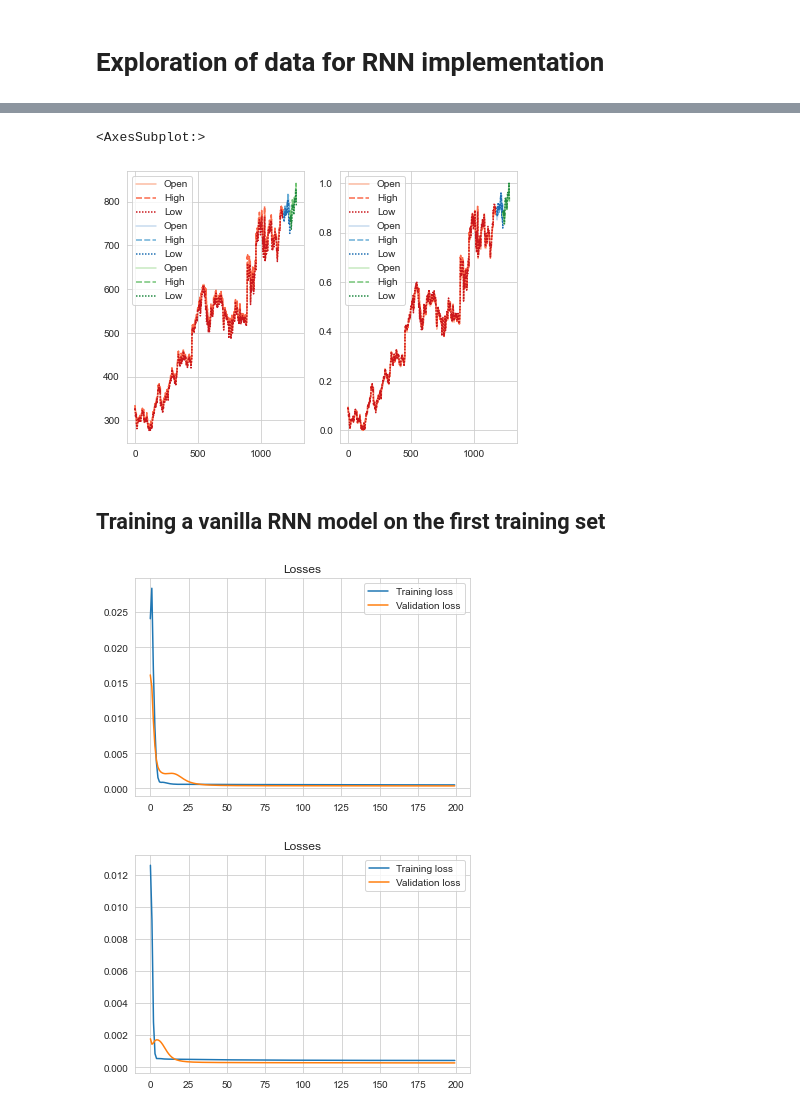
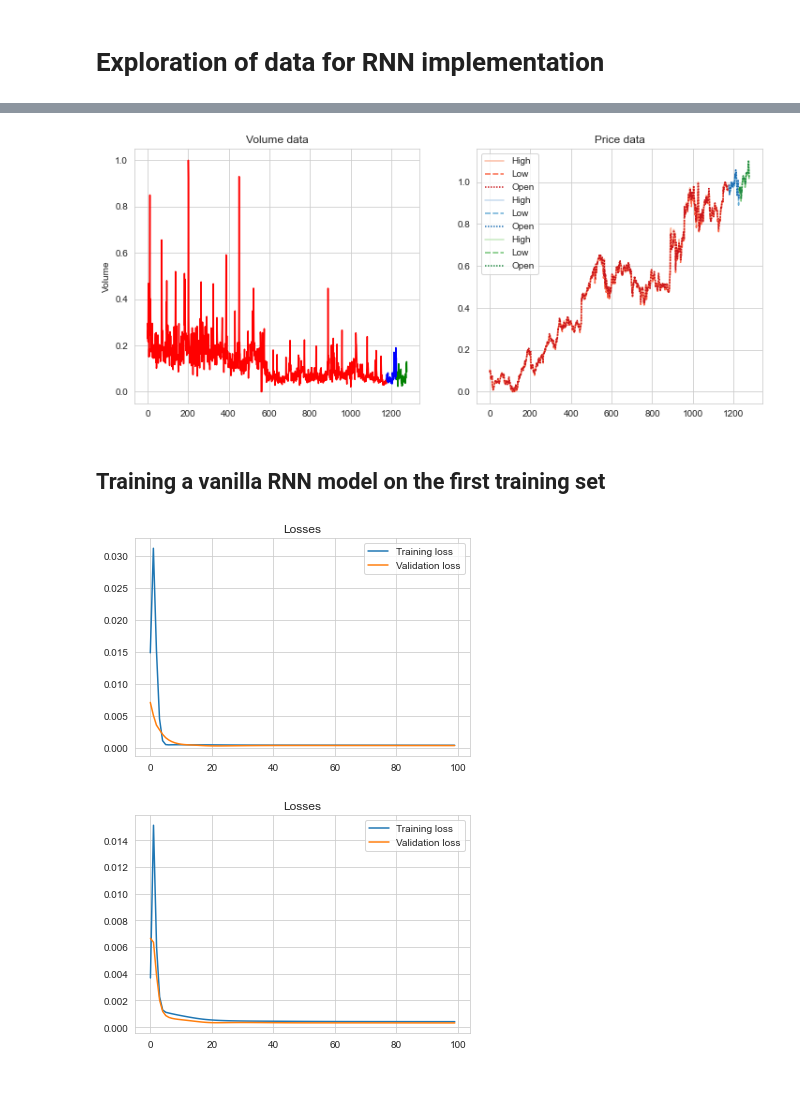
Before and after one commit to Pliploop/Stock_Prediction_RNN, a Jupyter notebook: Exploration.ipynb, the cells around one changed output, grey strips where cells are left out. Cells and saved outputs as stored; diff of their text form; code cells hidden in the pictures; blank space fills up the shorter version.

Commit message:
added volume as feature

```diff
--- a/Exploration.ipynb
+++ b/Exploration.ipynb
@@ -11,8 +11,9 @@ from src.Training_utils import TrainingHelper
 import torch.nn as nn
 import numpy as np
 # %%
-total_set = pd.concat([pd.read_csv('Google_Stock_Price_Train.csv',sep=',')[['Open','High','Low']],pd.read_csv('Google_Stock_Price_Test.csv',sep=',')[['Open','High','Low']]])
-total_set=total_set.reset_index()[['Open','High','Low']]
+total_set = pd.concat([pd.read_csv('Google_Stock_Price_Train.csv',sep=',')[['Open','High','Low','Volume']],pd.read_csv('Google_Stock_Price_Test.csv',sep=',')[['Open','High','Low','Volume']]])
+total_set.Volume=total_set.Volume.str.replace(',','').astype(float)
+total_set=total_set.reset_index()[['Open','High','Low','Volume']]
 
 # train_set = pd.read_csv('Google_Stock_Price_Train.csv',sep=',')[['Open','High','Low']]
 # test_set = pd.concat([train_set[len(train_set)-100:len(train_set)],pd.read_csv('Google_Stock_Price_Test.csv',sep=',')[['Open','High','Low']]])
@@ -33,8 +34,8 @@ train_set_with_low.Close = train_set_with_low.Close.str.replace(',','').astype(f
 
 
 sc = MinMaxScaler(feature_range = (0, 1))
-single_scaler = MinMaxScaler(feature_range = (0,1)).fit(pd.concat([train_set,val_set,test_set])[['Open']])
-sc.fit(pd.concat([train_set,val_set,test_set]))
+single_scaler = MinMaxScaler(feature_range = (0,1)).fit(train_set[['Open']])
+sc.fit(pd.concat([train_set]))
 
 
 train_set_scaled = train_set.copy()
@@ -58,19 +57,21 @@ sns.lineplot(data=train_set_with_low,ax=ax)
 # %%
 
 sns.set_style("whitegrid")
-fig,ax=plt.subplots(1,2,figsize=(7,5))
+fig,ax=plt.subplots(1,2,figsize=(12,5))
 
-sns.lineplot(data=train_set,ax=ax[0],palette='Reds')
-sns.lineplot(data=val_set,ax=ax[0],palette='Blues')
-sns.lineplot(data=test_set,ax=ax[0],palette='Greens')
+sns.lineplot(data=train_set_scaled['Volume'],ax=ax[0],color='r')
+sns.lineplot(data=val_set_scaled['Volume'],ax=ax[0],color='b')
+sns.lineplot(data=test_set_scaled['Volume'],ax=ax[0],color='g')
+ax[0].set(title='Volume data')
 
+sns.lineplot(data=train_set_scaled[['High','Low','Open']],ax=ax[1],palette='Reds')
+sns.lineplot(data=val_set_scaled[['High','Low','Open']],ax=ax[1],palette='Blues')
+sns.lineplot(data=test_set_scaled[['High','Low','Open']],ax=ax[1],palette='Greens')
+ax[1].set(title='Price data')
 
-sns.lineplot(data=train_set_scaled,ax=ax[1],palette='Reds')
-sns.lineplot(data=val_set_scaled,ax=ax[1],palette='Blues')
-sns.lineplot(data=test_set_scaled,ax=ax[1],palette='Greens')
+display()
 # %% [output]
-<AxesSubplot:>
-[figure, old version]
+[figure, new version]
 # %% [markdown]
 ## Training a vanilla RNN model on the first training set
 # %%
@@ -127,20 +130,20 @@ RNN_model = get_model('rnn', model_params)
 loss_fn = nn.MSELoss(reduction="mean")
 optimizer = optim.Adam(RNN_model.parameters(), lr=learning_rate, weight_decay=weight_decay)
 RNN_trainer = RnnTrainer(model=RNN_model, loss_fn=loss_fn, optimizer=optimizer,n_history=n_history)
-RNN_trainer.train(train_loader, val_loader, batch_size=batch_size, n_epochs=n_epochs, n_features=input_dim)
+RNN_trainer.train(train_loader, val_loader, batch_size=batch_size, n_epochs=n_epochs, n_features=input_dim,hidden_size=hidden_dim)
 RNN_trainer.plot_losses()
 # %% [output]
-[figure, old version]
+[figure, new version]
 # %%
 
 LSTM_model = get_model('lstm', model_params)
 loss_fn = nn.MSELoss(reduction="mean")
 optimizer = optim.Adam(LSTM_model.parameters(), lr=learning_rate, weight_decay=weight_decay)
 LSTM_trainer = RnnTrainer(model=LSTM_model, loss_fn=loss_fn, optimizer=optimizer,n_history=n_history)
-LSTM_trainer.train(train_loader, val_loader, batch_size=batch_size, n_epochs=n_epochs, n_features=input_dim)
+LSTM_trainer.train(train_loader, val_loader, batch_size=batch_size, n_epochs=n_epochs, n_features=input_dim,hidden_size=hidden_dim)
 LSTM_trainer.plot_losses()
 # %% [output]
-[figure, old version]
+[figure, new version]
 # %%
 
 GRU_model = get_model('gru', model_params)
```
Also changed, not shown: parts of 9 cells of this notebook, 3 other files.
